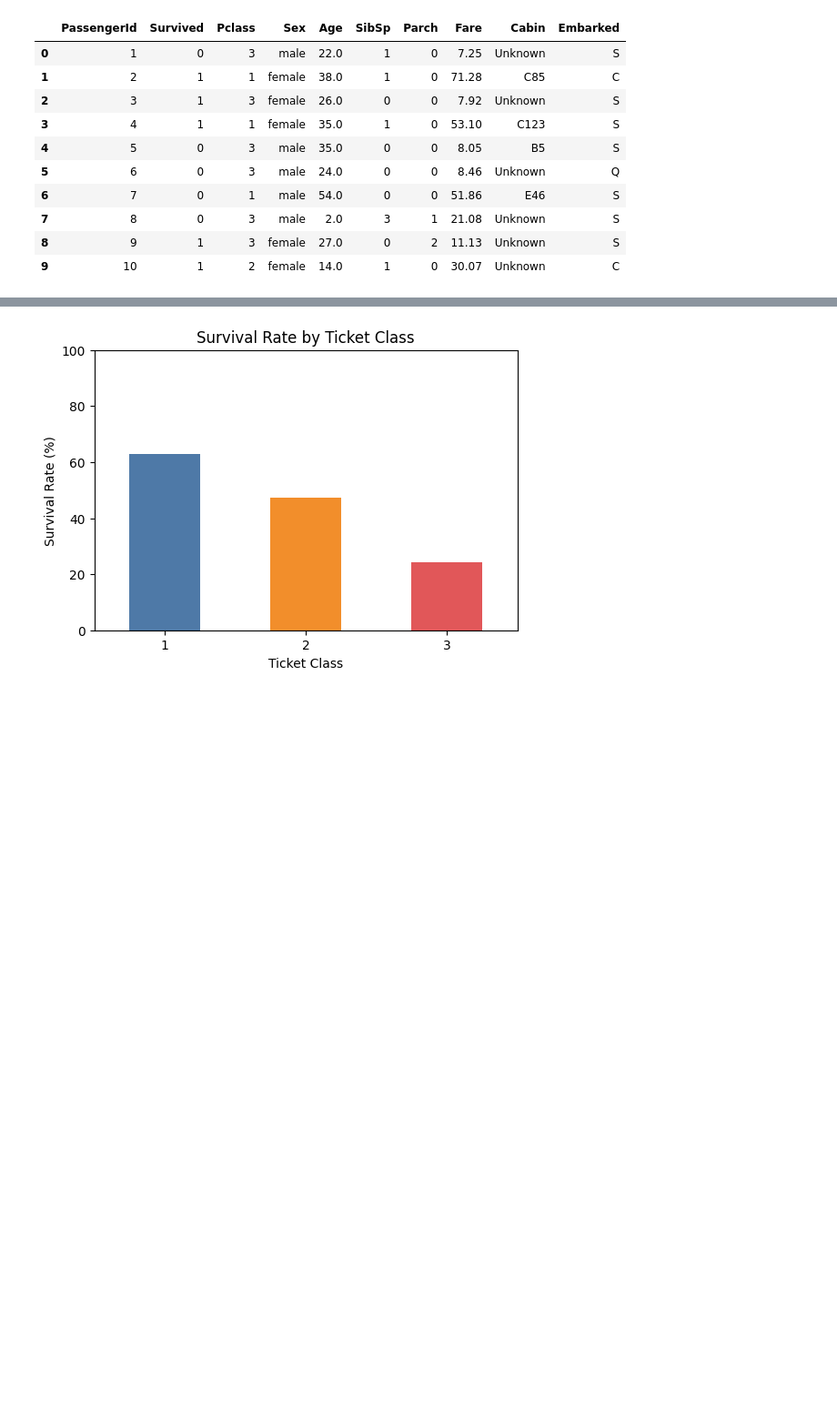
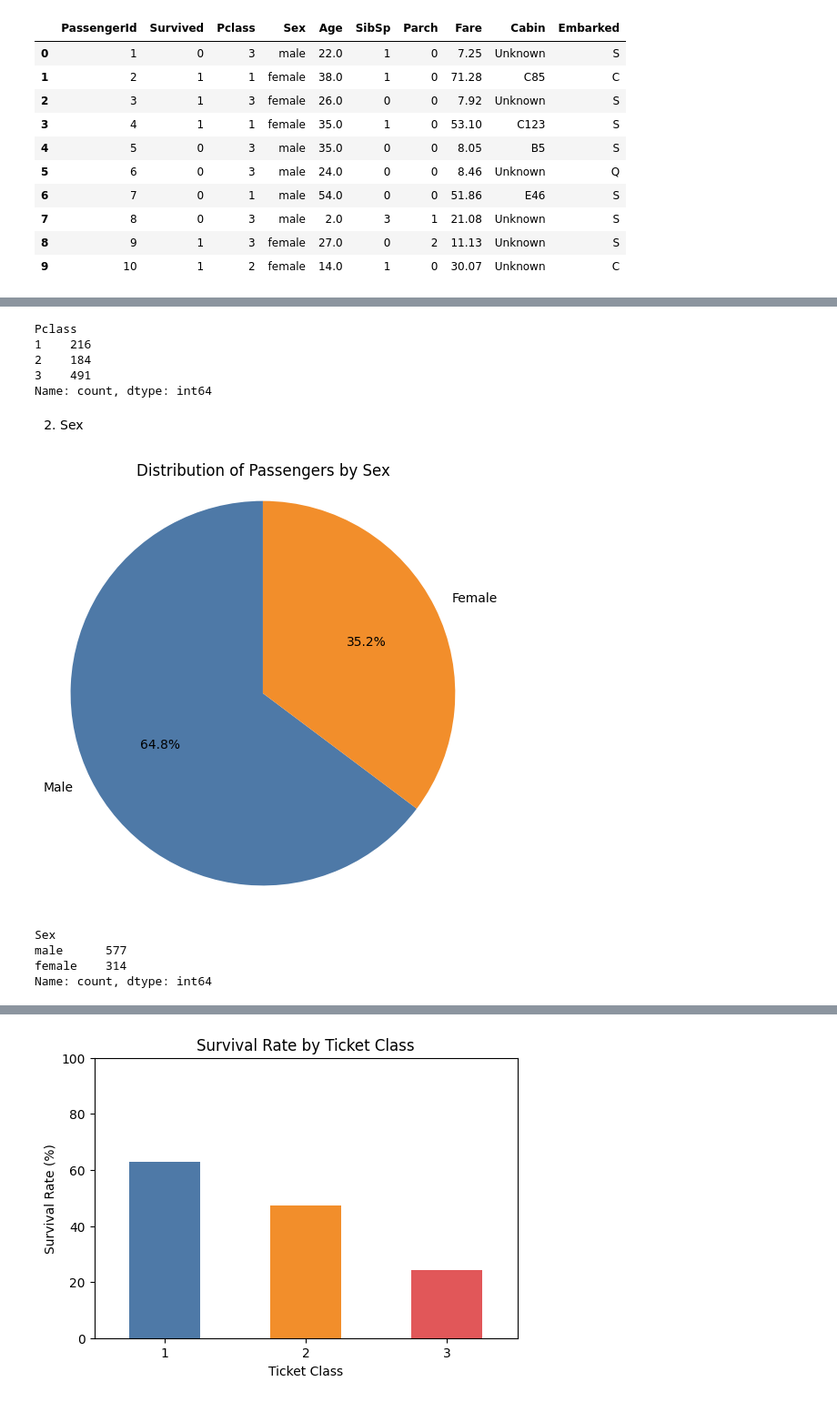
Before and after one commit to icyclestick/titanic, a Jupyter notebook: Data Cleaning + Visualization.ipynb, the cells around one changed output, grey strips where cells are left out. Shown: that part at 91% size. Cells and saved outputs as stored; diff of their text form; code cells hidden in the pictures; blank space fills up the shorter version.

```diff
--- a/Data Cleaning + Visualization.ipynb
+++ b/Data Cleaning + Visualization.ipynb
@@ -94,0 +111,29 @@ df.head(10)
+# %%
+print(pclass_counts)
+# %% [output]
+Pclass
+1    216
+2    184
+3    491
+Name: count, dtype: int64
+# %% [markdown]
+2. Sex
+# %%
+# Count number of passengers by sex
+sex_counts = df['Sex'].value_counts()
+
+# Plot pie chart
+plt.figure(figsize=(6,6))
+plt.pie(sex_counts, labels=sex_counts.index.str.capitalize(), autopct='%1.1f%%', startangle=90, colors=['#4e79a7', '#f28e2b'])
+plt.title('Distribution of Passengers by Sex')
+plt.axis('equal')  # Equal aspect ratio ensures the pie is drawn as a circle.
+plt.show()
+# %% [output]
+[figure, added]
+# %%
+print(sex_counts)
+# %% [output]
+Sex
+male      577
+female    314
+Name: count, dtype: int64
```
Also changed, not shown: parts of 28 cells of this notebook.
